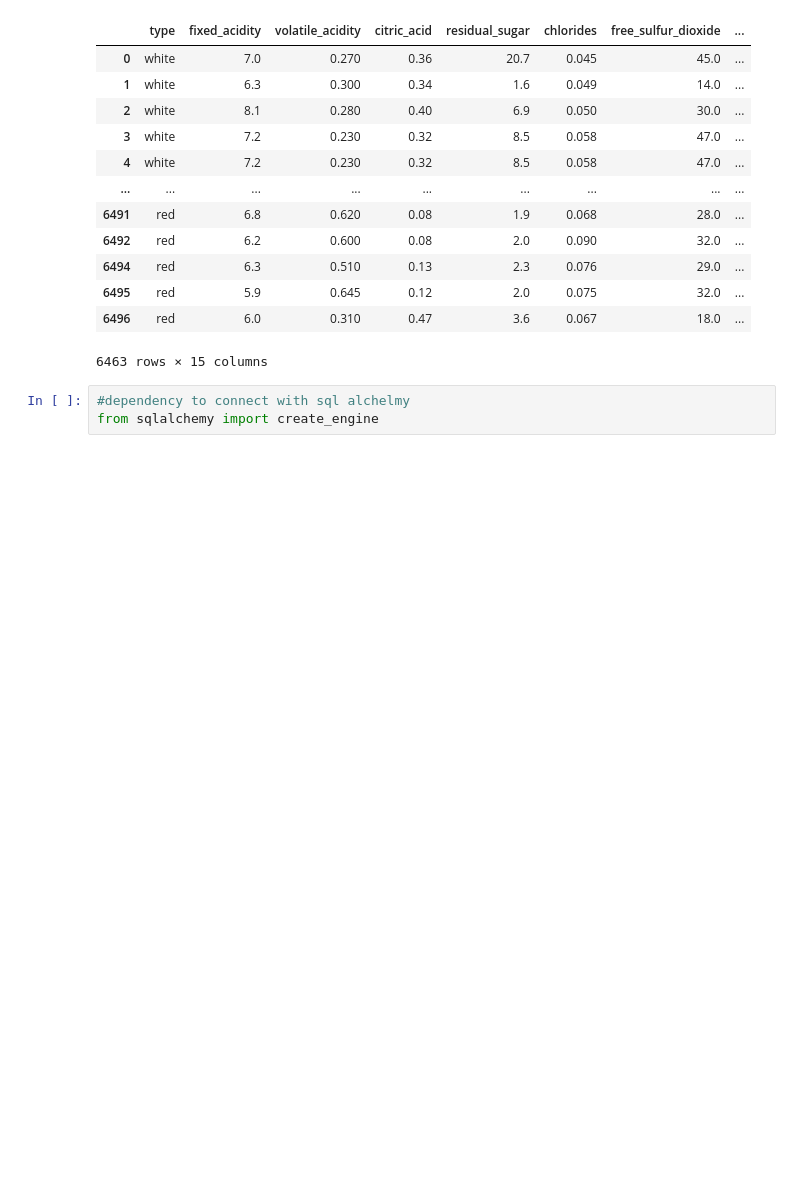
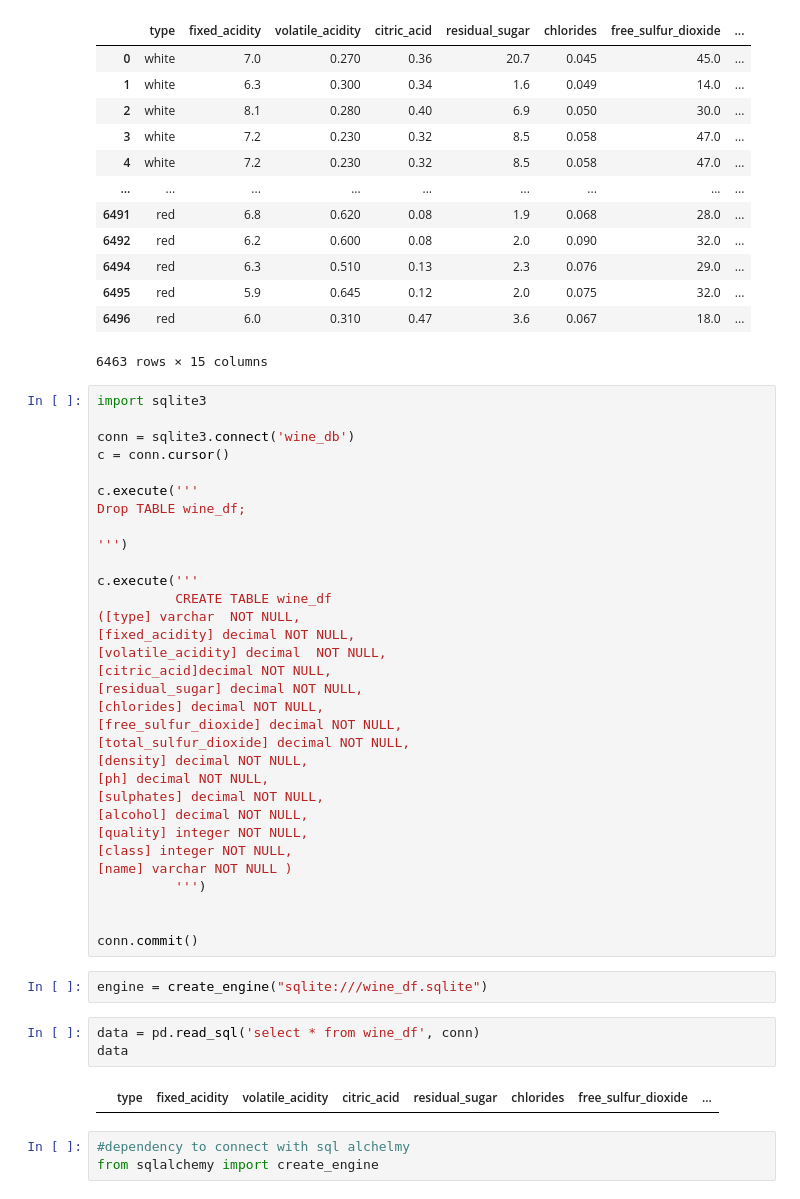
Before and after one commit to susanquiros/Project-4--Group-6, a Jupyter notebook: main.ipynb, the cells around one changed output. Cells and saved outputs as stored; diff of their text form; blank space fills up the shorter version.

```diff
--- a/main.ipynb
+++ b/main.ipynb
@@ -256,6 +254,45 @@ wine_clean
 | 6495 | red | 5.9 | 0.645 | 0.12 | 2.0 | 0.075 | 32.0 | ... |
 | 6496 | red | 6.0 | 0.310 | 0.47 | 3.6 | 0.067 | 18.0 | ... |
 6463 rows × 15 columns
+# %%
+import sqlite3
+
+conn = sqlite3.connect('wine_db')
+c = conn.cursor()
+
+c.execute('''
+Drop TABLE wine_df;
+
+''')
+
+c.execute('''
+          CREATE TABLE wine_df
+([type] varchar  NOT NULL,
+[fixed_acidity] decimal NOT NULL,
+[volatile_acidity] decimal  NOT NULL,
+[citric_acid]decimal NOT NULL,
+[residual_sugar] decimal NOT NULL,
+[chlorides] decimal NOT NULL,
+[free_sulfur_dioxide] decimal NOT NULL,
+[total_sulfur_dioxide] decimal NOT NULL,
+[density] decimal NOT NULL,
+[ph] decimal NOT NULL,
+[sulphates] decimal NOT NULL,
+[alcohol] decimal NOT NULL,
+[quality] integer NOT NULL,
+[class] integer NOT NULL,
+[name] varchar NOT NULL )
+          ''')
+
+
+conn.commit()
+# %%
+engine = create_engine("sqlite:///wine_df.sqlite")
+# %%
+data = pd.read_sql('select * from wine_df', conn)
+data
+# %% [output]
+|  | type | fixed_acidity | volatile_acidity | citric_acid | residual_sugar | chlorides | free_sulfur_dioxide | ... |
 # %%
 #dependency to connect with sql alchelmy
 from sqlalchemy import create_engine
```
Also changed, not shown: parts of 3 cells of this notebook, 5 other files.
